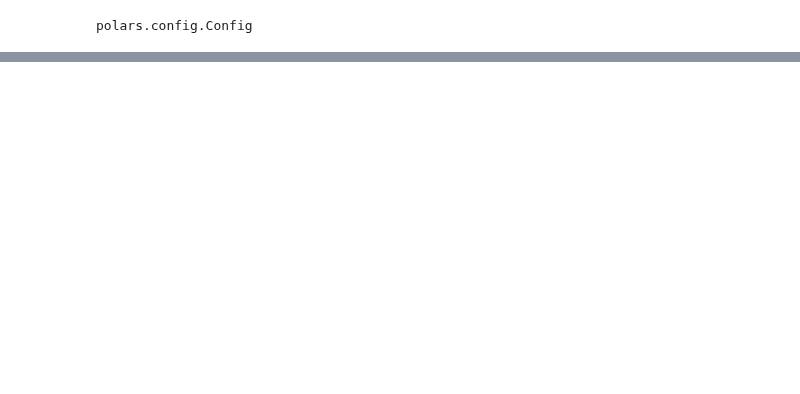
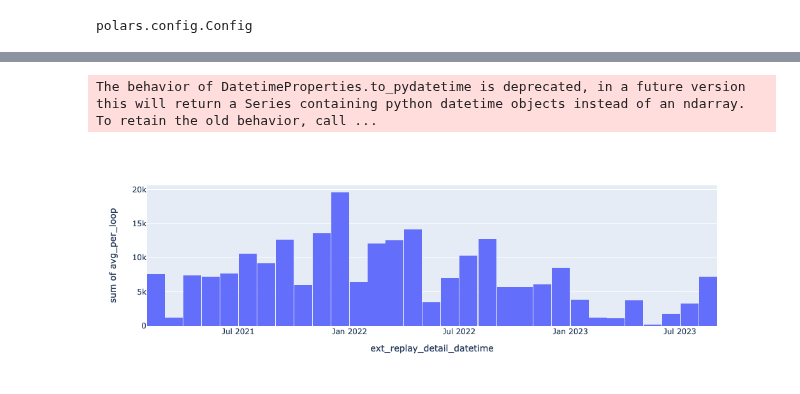
Before and after one commit to sebosp/s2protocol-rs, a Jupyter notebook: jupyter_notebooks/Basic-UnitBorn-Queries.ipynb, the cells around one changed output, grey strips where cells are left out. Cells and saved outputs as stored; diff of their text form; code cells hidden in the pictures; blank space fills up the shorter version.

```diff
--- a/jupyter_notebooks/Basic-UnitBorn-Queries.ipynb
+++ b/jupyter_notebooks/Basic-UnitBorn-Queries.ipynb
@@ -27,0 +137,28 @@ df.schema
+# %%
+avg_drones_per_map = (
+    unit_born_df.join(details_df, on="ext_fs_replay_sha256", how="inner")
+    .filter(
+        (pl.col("ext_replay_detail_player_name") == "2-1-8459957-Sazed")
+        & (pl.col("unit_type_name") == "Drone")
+    )
+    .select(
+        [
+            pl.col("title"),
+            pl.col("ext_fs_replay_sha256"),
+            pl.col("unit_type_name"),
+            pl.col("ext_replay_loop"),
+            pl.col("ext_replay_detail_datetime"),
+        ]
+    )
+    .group_by(["title", "ext_fs_replay_sha256", "ext_replay_detail_datetime"])
+    .agg(
+        [
+            pl.col("unit_type_name").count().alias("count"),
+            pl.col("ext_replay_loop").max().alias("max_loop"),
+        ]
+    )
+    .filter(pl.col("max_loop") > 50)
+    .with_columns((pl.col("max_loop") / pl.col("count")).alias("avg_per_loop"))
+    .collect()
+)
+avg_drones_per_map.sort("ext_replay_detail_datetime", descending=True)
@@ -28 +185,7 @@ df.schema
+# %%
+fig = px.histogram(avg_drones_per_map, x="ext_replay_detail_datetime", y="avg_per_loop")
+fig.show()
+# %% [output]
+The behavior of DatetimeProperties.to_pydatetime is deprecated, in a future version this will return a Series containing python datetime objects instead of an ndarray. To retain the old behavior, call ...
+[figure, added]
 # %%
```
Also changed, not shown: parts of 12 cells of this notebook, 7 other files.
